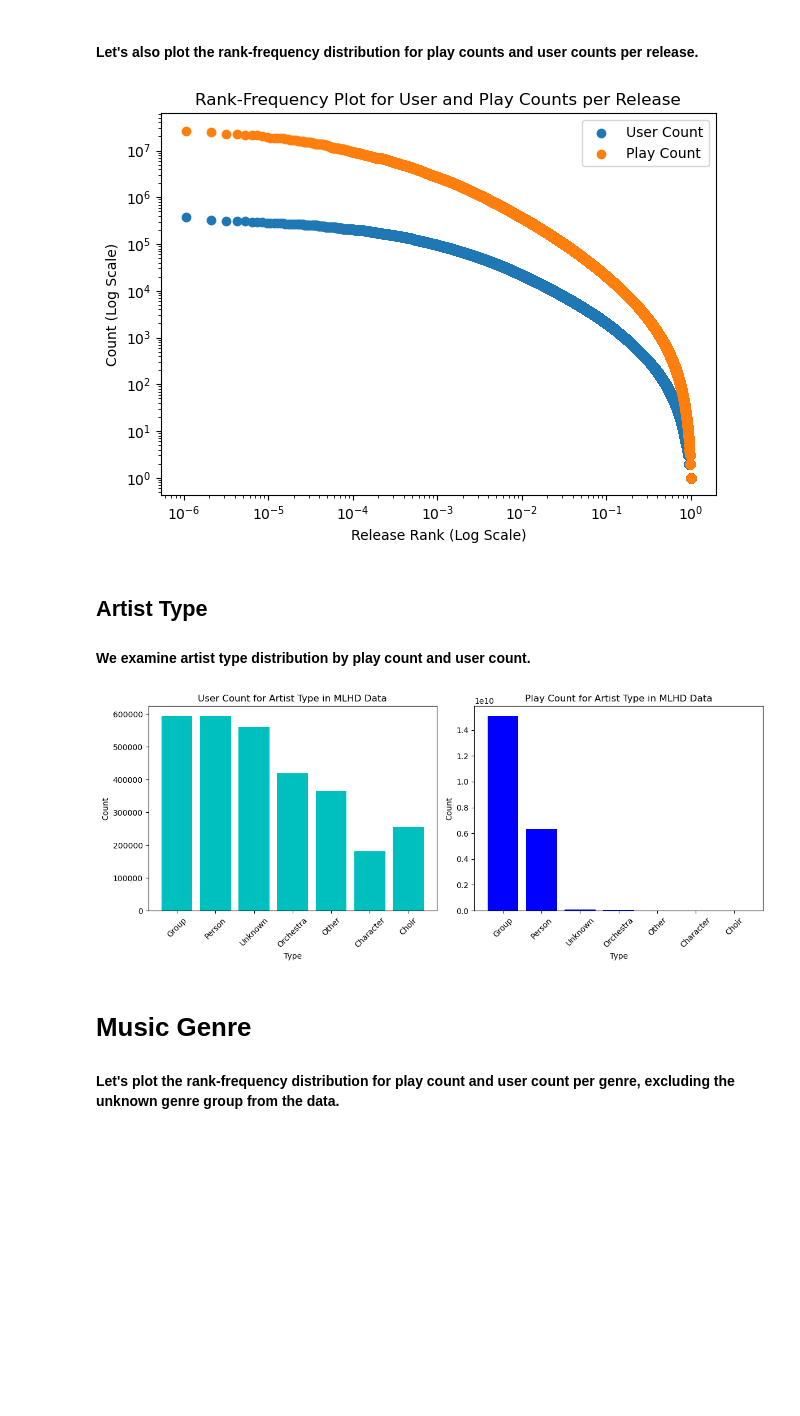
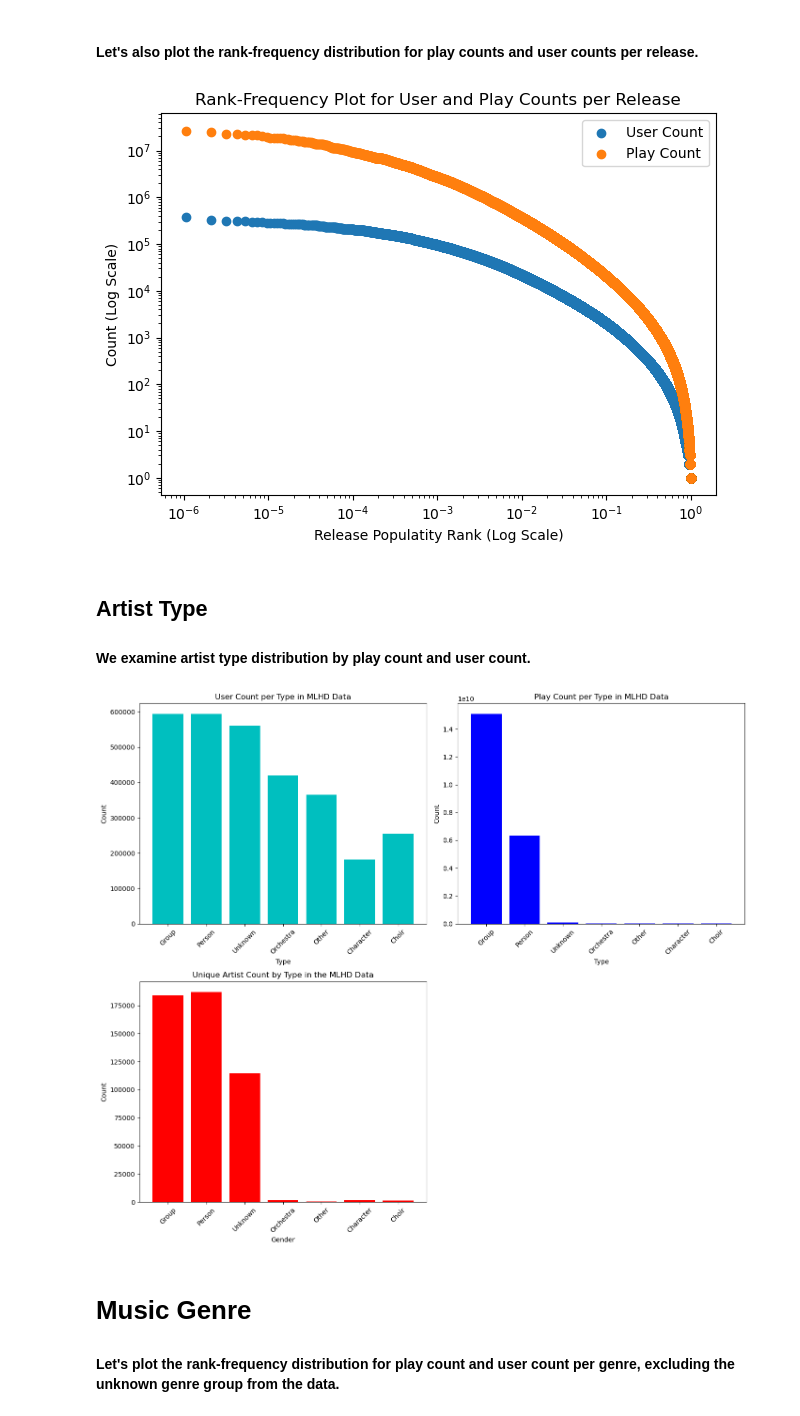
Before and after one commit to mdekstrand/musicdata-tools, a Jupyter notebook: datanalysis/summaryanalysis.ipynb, the cells around one changed output. Cells and saved outputs as stored; diff of their text form; code cells hidden in the pictures; blank space fills up the shorter version.

```diff
--- a/datanalysis/summaryanalysis.ipynb
+++ b/datanalysis/summaryanalysis.ipynb
@@ -187,0 +229,29 @@ plt.show()
+# %%
+#plot gender distribution considering the first artist in group types
+query = f"SELECT * FROM read_parquet('{stat_path}/gender_count_first.parquet')"
+gender_count_first = conn.execute(query).fetchdf()
+gender_count_first['gender'] = gender_count_first['gender'].fillna('Unknown')
+
+fig, ((ax1, ax2), (ax3, _)) = plt.subplots(2, 2, figsize=(14, 12))
+
+ax1.bar(gender_count_first['gender'], gender_count_first['n_users'], color='c')
+ax1.set_title("User Count per Gender in MLHD Data")
+ax1.set_xlabel("Gender")
+ax1.set_ylabel("Count")
+ax1.tick_params(axis='x', rotation=45)
+
+ax2.bar(gender_count_first['gender'], gender_count_first['n_plays'], color='b')
+ax2.set_title("Play Count per Gender in MLHD Data")
+ax2.set_xlabel("Gender")
+ax2.set_ylabel("Count")
+ax2.tick_params(axis='x', rotation=45)
+
+ax3.bar(gender_count_first['gender'], gender_count_first['unique_count'], color='r')
+ax3.set_title("Unique Artist Count by Gender in the MLHD Data")
+ax3.set_xlabel("Gender")
+ax3.set_ylabel("Count")
+ax3.tick_params(axis='x', rotation=45)
+_.axis('off')
+
+plt.tight_layout()
+plt.show()
@@ -211,7 +283,7 @@ ax.scatter(release_count['rank_inplay'], release_count['n_plays'], label='Play C
 
 ax.set_xscale('log')
 ax.set_yscale('log')
-ax.set_xlabel('Release Rank (Log Scale)')
+ax.set_xlabel('Release Populatity Rank (Log Scale)')
 ax.set_ylabel('Count (Log Scale)')
 ax.set_title('Rank-Frequency Plot for User and Play Counts per Release')
 ax.legend()
@@ -220,34 +292,41 @@ ax.legend()
 plt.tight_layout()
 plt.show()
 # %% [output]
-[figure, old version]
+[figure, new version]
 # %% [markdown]
 ## Artist Type
 #### We examine artist type distribution by play count and user count.
 # %%
 # plot popularity distribution over types
 query = f"SELECT * FROM read_parquet('{stat_path}/type_count.parquet')"
 type_count = conn.execute(query).fetchdf()
 type_count['type'] = type_count['type'].fillna('Unknown')
 
-fig, (ax1, ax2) = plt.subplots(1, 2, figsize=(12, 5))
+fig, ((ax1, ax2), (ax3, _)) = plt.subplots(2, 2, figsize=(14, 12))
 
 ax1.bar(type_count['type'], type_count['n_users'], color='c')
-ax1.set_title("User Count for Artist Type in MLHD Data")
+ax1.set_title("User Count per Type in MLHD Data")
 ax1.set_xlabel("Type")
 ax1.set_ylabel("Count")
 ax1.tick_params(axis='x', rotation=45)
 
 ax2.bar(type_count['type'], type_count['n_plays'], color='b')
-ax2.set_title("Play Count for Artist Type in MLHD Data")
+ax2.set_title("Play Count per Type in MLHD Data")
 ax2.set_xlabel("Type")
 ax2.set_ylabel("Count")
 ax2.tick_params(axis='x', rotation=45)
 
+ax3.bar(type_count['type'], type_count['unique_count'], color='r')
+ax3.set_title("Unique Artist Count by Type in the MLHD Data")
+ax3.set_xlabel("Gender")
+ax3.set_ylabel("Count")
+ax3.tick_params(axis='x', rotation=45)
+_.axis('off')
+
 plt.tight_layout()
 plt.show()
 # %% [output]
-[figure, old version]
+[figure, new version]
 # %% [markdown]
 # Music Genre
 #### Let's plot the rank-frequency distribution for play count and user count per genre, excluding the unknown genre group from the data.
```
Also changed, not shown: parts of 19 cells of this notebook, 1 other file.
